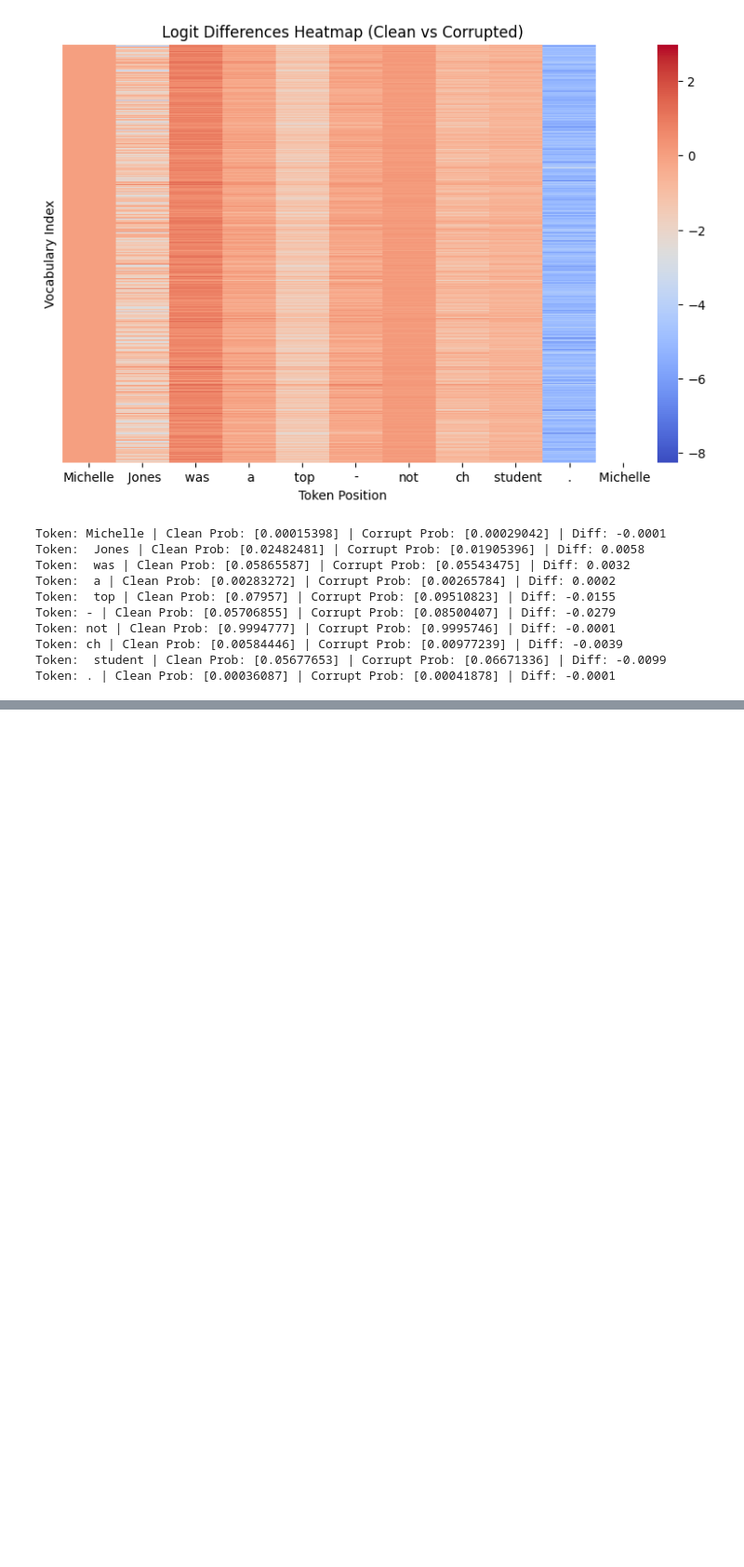
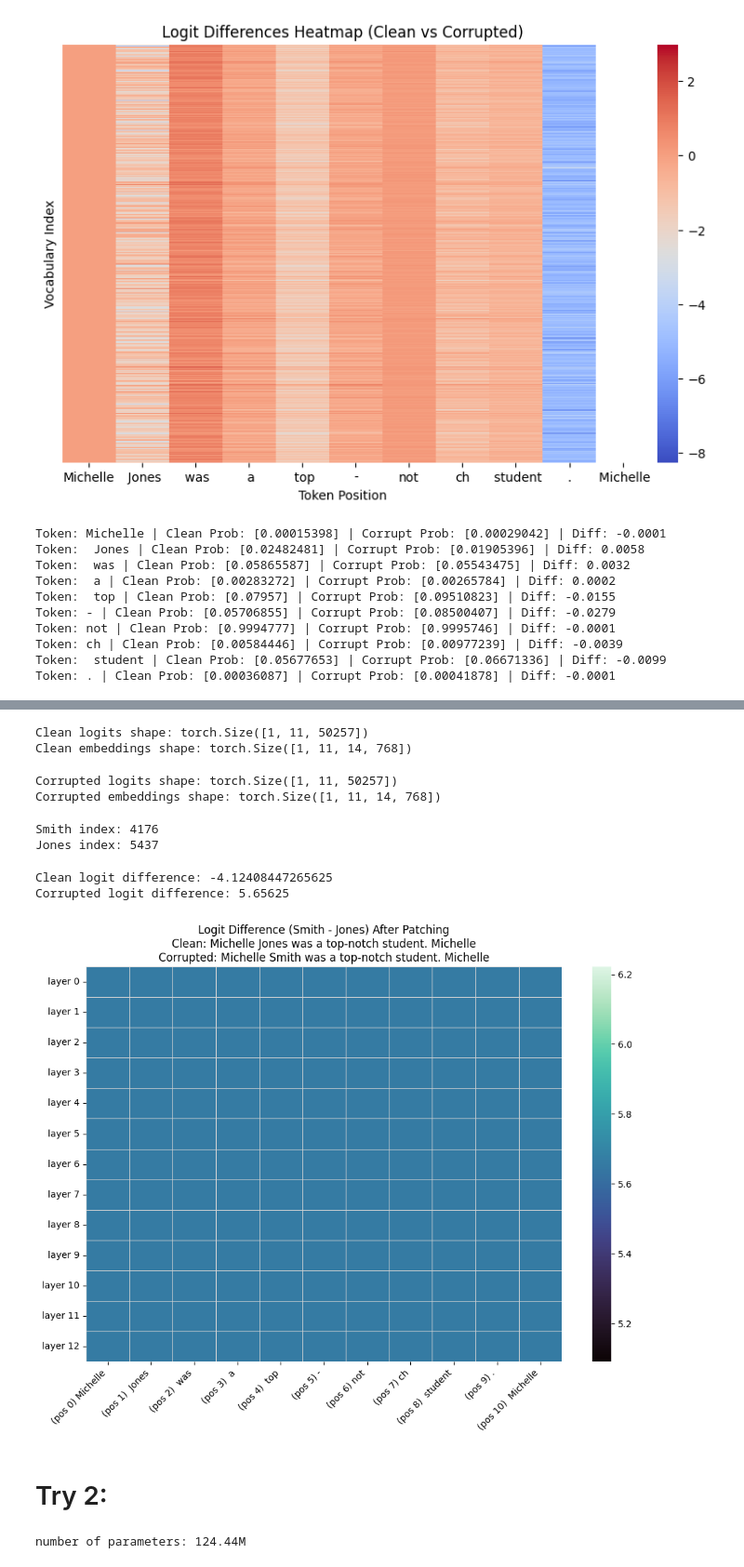
Before and after one commit to aed6-ua/minGPT, a Jupyter notebook: assignment.ipynb, the cells around one changed output, grey strips where cells are left out. Shown at 93% size. Cells and saved outputs as stored; diff of their text form; code cells hidden in the pictures; blank space fills up the shorter version.

Commit message:
probando patches

```diff
--- a/assignment.ipynb
+++ b/assignment.ipynb
@@ -218,0 +332,73 @@ Token: . | Clean Prob: [0.00036087] | Corrupt Prob: [0.00041878] | Diff: -0.0001
+# %%
+# Get logits for clean prompt
+clean_logits, _, clean_embeddings = model(clean_tokens.unsqueeze(0).to(device))
+print("Clean logits shape:", clean_logits.shape)
+print("Clean embeddings shape:", clean_embeddings.shape)
+# %% [output]
+Clean logits shape: torch.Size([1, 11, 50257])
+Clean embeddings shape: torch.Size([1, 11, 14, 768])
+# %%
+# Get logits for corrupted prompt
+corrupted_logits, _, corrupted_embeddings = model(corrupted_tokens.unsqueeze(0).to(device))
+print("Corrupted logits shape:", corrupted_logits.shape)
+print("Corrupted embeddings shape:", corrupted_embeddings.shape)
+# %% [output]
+Corrupted logits shape: torch.Size([1, 11, 50257])
+Corrupted embeddings shape: torch.Size([1, 11, 14, 768])
+# %%
+# Find indices of tokens ' Smith' and ' Jones'
+smith_index = tokenizer(' Smith').item()
+jones_index = tokenizer(' Jones').item()
+print("Smith index:", smith_index)
+print("Jones index:", jones_index)
+# %% [output]
+Smith index: 4176
+Jones index: 5437
+# %%
+# Calculate logit difference between ' Smith' and ' Jones' for clean and corrupted prompts
+clean_logit_diff = clean_logits[0, -1, smith_index] - clean_logits[0, -1, jones_index]
+corrupted_logit_diff = corrupted_logits[0, -1, smith_index] - corrupted_logits[0, -1, jones_index]
+
+print("Clean logit difference:", clean_logit_diff.item())
+print("Corrupted logit difference:", corrupted_logit_diff.item())
+# %% [output]
+Clean logit difference: -4.12408447265625
+Corrupted logit difference: 5.65625
+# %%
+# Initialize matrix to store logit differences
+logit_diff_matrix = torch.zeros((model.config.n_layer + 1, n_tokens))
+
+# Iterate through layers and tokens
+for layer in range(model.config.n_layer + 1):
+    for token_pos in range(n_tokens):
+        # Create a copy of corrupted embeddings
+        patched_embeddings = corrupted_embeddings.clone()
+
+        # Patch embeddings at specified layer and token position
+        if layer < model.config.n_layer:
+          patched_embeddings[0, token_pos, layer] = clean_embeddings[0, token_pos, layer]
+
+        # Run model with patched embeddings
+        patched_logits, _, _ = model(corrupted_tokens.unsqueeze(0).to(device), embeddings_input=patched_embeddings if layer < model.config.n_layer else None)
+
+        # Calculate logit difference
+        patched_logit_diff = patched_logits[0, -1, smith_index] - patched_logits[0, -1, jones_index]
+
+        # Store logit difference
+        logit_diff_matrix[layer, token_pos] = patched_logit_diff.item()
+# %%
+# Plot heatmap
+fig, ax = plt.subplots(figsize=(10, 8))
+sns.heatmap(logit_diff_matrix.cpu().numpy(), cmap="mako", cbar=True, ax=ax,
+            xticklabels=[f"(pos {i}) {tokenizer.decode(torch.tensor([clean_tokens[i]]))}" for i in range(n_tokens)],  # Convert to tensor here
+            yticklabels=[f"layer {i}" for i in range(model.config.n_layer+1)],
+            linewidths=0.5, linecolor='lightgrey')
+plt.title(f"Logit Difference (Smith - Jones) After Patching\nClean: {clean_prompt}\nCorrupted: {corrupted_prompt}")
+plt.xticks(rotation=45, ha='right')
+plt.yticks(rotation=0)
+plt.tight_layout()
+plt.show()
+# %% [output]
+[figure, added]
+# %% [markdown]
+# Try 2:
@@ -218,0 +413,7 @@ Token: . | Clean Prob: [0.00036087] | Corrupt Prob: [0.00041878] | Diff: -0.0001
+# %%
+# Load model and tokenizer
+device = torch.device("cuda" if torch.cuda.is_available() else "cpu")
+model = GPT.from_pretrained('gpt2').to(device)
+tokenizer = BPETokenizer()
+# %% [output]
+number of parameters: 124.44M
```
Also changed, not shown: parts of 11 cells of this notebook, 1 other file.
